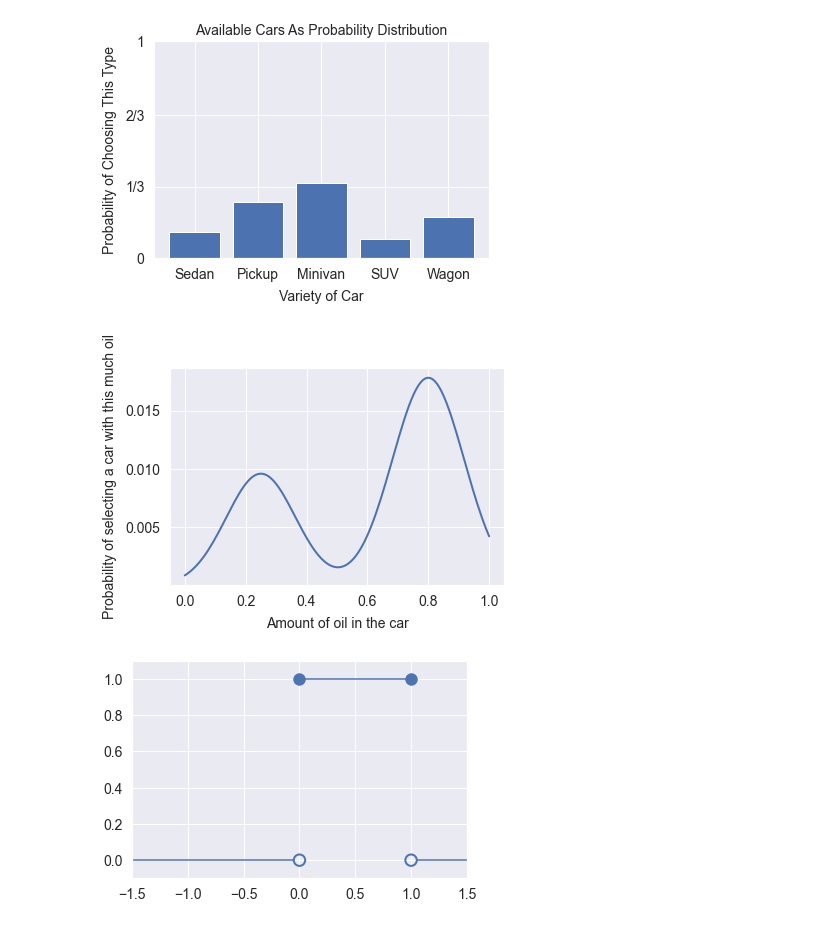
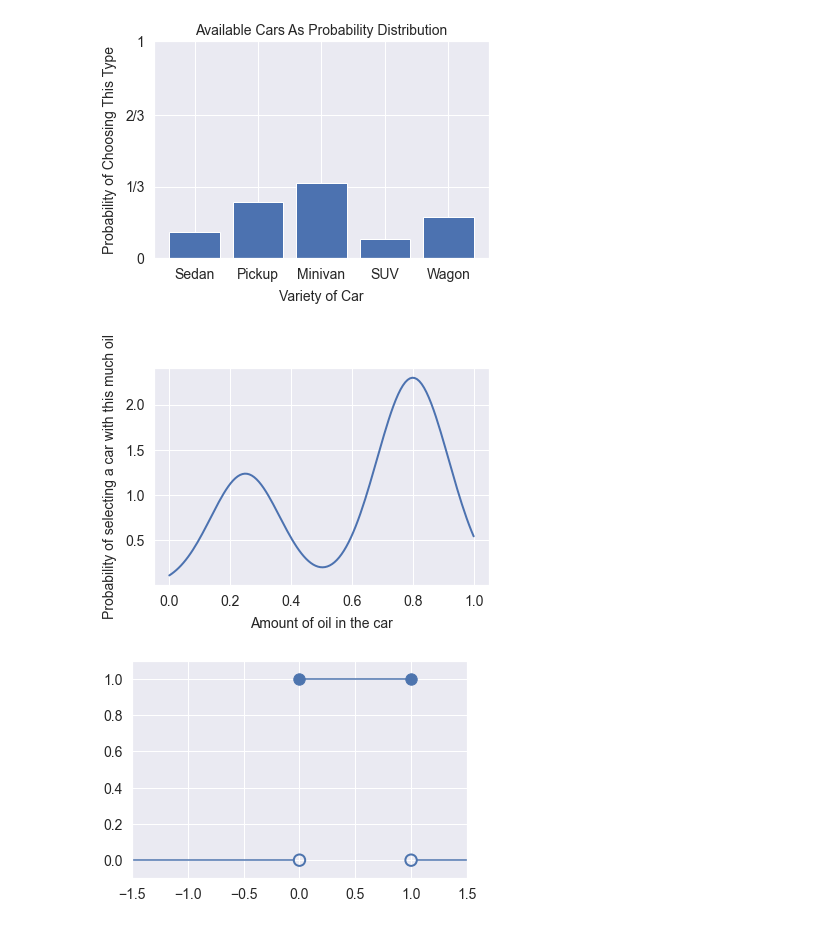
Before and after one commit to blueberrymusic/Deep-Learning-A-Visual-Approach, a Jupyter notebook: Notebooks/Chapter02-EssentialStatistics/Chapter-02-Statistics.ipynb, the cells around one changed output. Saved outputs shown, nothing was run; the diff lists cells and outputs as text; code cells hidden in the pictures.

Commit message:
Add files via upload
Correctly normalized Figure 2-5

```diff
--- a/Notebooks/Chapter02-EssentialStatistics/Chapter-02-Statistics.ipynb
+++ b/Notebooks/Chapter02-EssentialStatistics/Chapter-02-Statistics.ipynb
@@ -89,20 +89,27 @@ plt.show()
 # %%
 # draw a nice continuous distribution
 def continuous_dist(x):
     v1 = 0.7 * np.exp(0.6 * -np.power(8*(x-0.25), 2))
     v2 = 1.3 * np.exp(1.0 * -np.power(6*(x-0.8), 2))
     return v1+v2
 
 xs = np.linspace(0, 1, 130)
 ys = [continuous_dist(x) for x in xs]
 ys = ys/np.sum(ys)
-plt.plot(xs, ys, lw=2)
+
+# Thanks Viktor Korsun for pointing out I didn't correctly
+# normalize the curve in the original version of this notebook.
+box_width = xs[1]-xs[0] # the width of one box
+total_area = np.sum(ys * box_width) # the sum of the areas of all the boxes
+normalized_ys = ys / total_area
+
+plt.plot(xs, normalized_ys, lw=2)
 plt.xlabel('Amount of oil in the car')
 plt.ylabel('Probability of selecting a car with this much oil')
 file_helper.save_figure('continuous-pdf')
 plt.show()
 # %% [output]
-[figure, old version]
+[figure, new version]
 # %%
 # Draw the graph for a uniform distribution [0,1]
 plt_blue = '#4d74ae'  # matplotlib default blue
```
